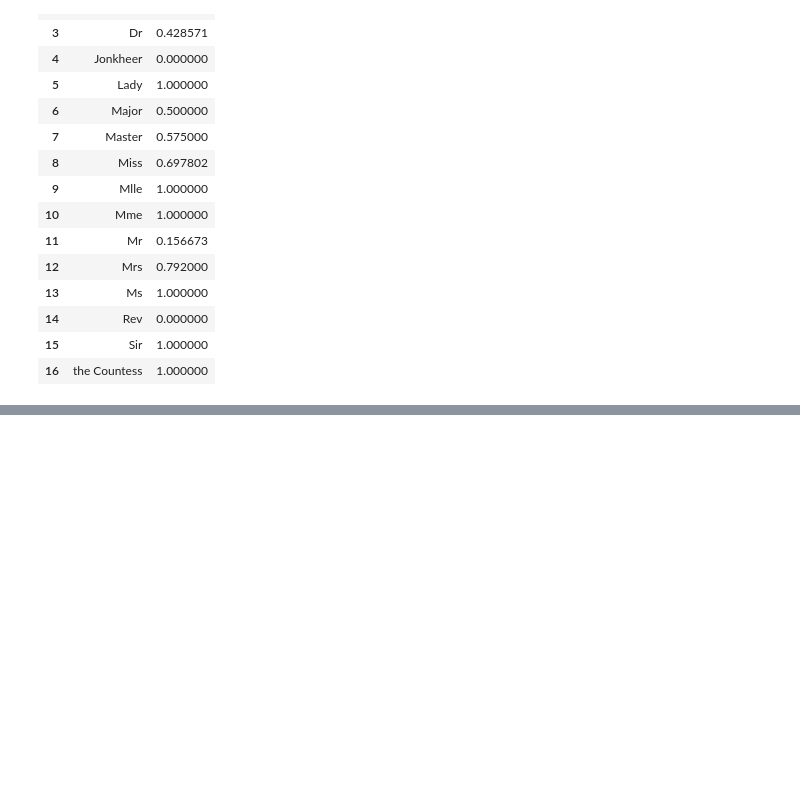
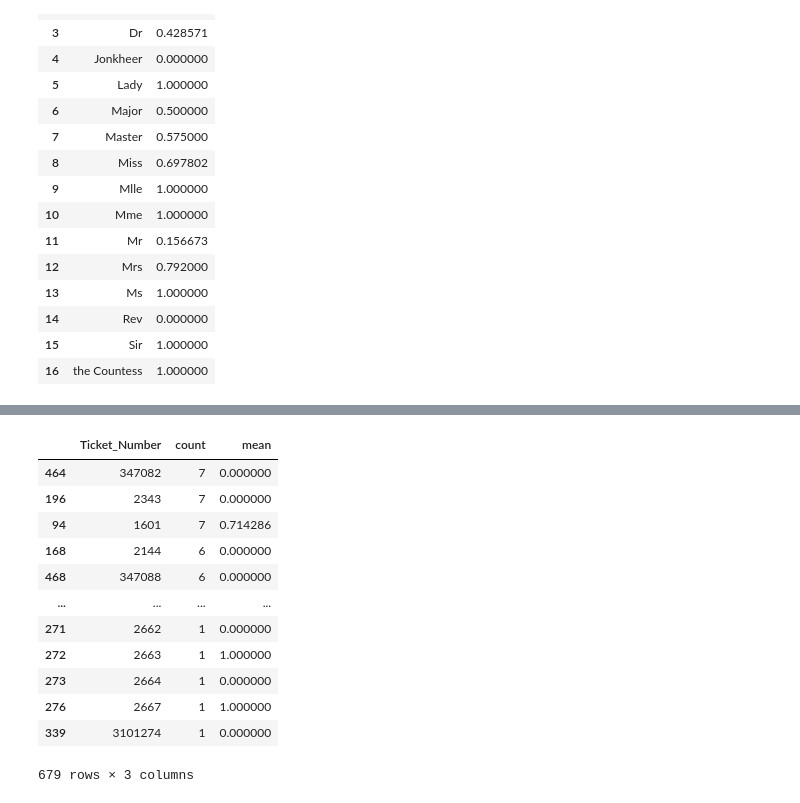
Before and after one commit to Yosri15/Titanic_Classification, a Jupyter notebook: Titanic_Model.ipynb, the cells around one changed output, grey strips where cells are left out. Cells and saved outputs as stored; diff of their text form; code cells hidden in the pictures; blank space fills up the shorter version.

```diff
--- a/Titanic_Model.ipynb
+++ b/Titanic_Model.ipynb
@@ -349,0 +377,21 @@ g = g.legend(['Not Survived', 'Survived'])
+# %%
+# Convert 'Name_Length' into categories based on predefined ranges.
+train_df.loc[train_df['Name_Length'] <= 11.999, 'Name_Length'] = 0
+train_df.loc[(train_df['Name_Length'] > 11.999) & (train_df['Name_Length'] <= 20.0), 'Name_Length'] = 1
+train_df.loc[(train_df['Name_Length'] > 20.0) & (train_df['Name_Length'] <= 23.0), 'Name_Length'] = 2
+train_df.loc[(train_df['Name_Length'] > 23.0) & (train_df['Name_Length'] <= 25.0), 'Name_Length'] = 3
+train_df.loc[(train_df['Name_Length'] > 25.0) & (train_df['Name_Length'] <= 27.25), 'Name_Length'] = 4
+train_df.loc[(train_df['Name_Length'] > 27.25) & (train_df['Name_Length'] <= 30.0), 'Name_Length'] = 5
+train_df.loc[(train_df['Name_Length'] > 30.0) & (train_df['Name_Length'] <= 38.0), 'Name_Length'] = 6
+train_df.loc[(train_df['Name_Length'] > 38.0) & (train_df['Name_Length'] <= 82.0), 'Name_Length'] = 7
+train_df.loc[train_df['Name_Length'] > 82.0, 'Name_Length'] = 8
+
+test_df.loc[test_df['Name_Length'] <= 11.999, 'Name_Length'] = 0
+test_df.loc[(test_df['Name_Length'] > 11.999) & (test_df['Name_Length'] <= 20.0), 'Name_Length'] = 1
+test_df.loc[(test_df['Name_Length'] > 20.0) & (test_df['Name_Length'] <= 23.0), 'Name_Length'] = 2
+test_df.loc[(test_df['Name_Length'] > 23.0) & (test_df['Name_Length'] <= 25.0), 'Name_Length'] = 3
+test_df.loc[(test_df['Name_Length'] > 25.0) & (test_df['Name_Length'] <= 27.25), 'Name_Length'] = 4
+test_df.loc[(test_df['Name_Length'] > 27.25) & (test_df['Name_Length'] <= 30.0), 'Name_Length'] = 5
+test_df.loc[(test_df['Name_Length'] > 30.0) & (test_df['Name_Length'] <= 38.0), 'Name_Length'] = 6
+test_df.loc[(test_df['Name_Length'] > 38.0) & (test_df['Name_Length'] <= 82.0), 'Name_Length'] = 7
+test_df.loc[test_df['Name_Length'] > 82.0, 'Name_Length'] = 8
@@ -349,0 +425,22 @@ g = g.legend(['Not Survived', 'Survived'])
+# %%
+# Extract the last part of the 'Ticket' column (ticket number) to avoid issues with symbols or other characters at the beginning,
+# and create a new column 'Ticket_Number' for both train and test datasets.
+
+train_df['Ticket_Number'] = train_df['Ticket'].str.split().apply(lambda x: x[-1])
+test_df['Ticket_Number'] = test_df['Ticket'].str.split().apply(lambda x: x[-1])
+# %%
+train_df.groupby(['Ticket_Number'],as_index=False)['Survived'].agg(['count','mean']).sort_values(by='count',ascending=False)
+# %% [output]
+|  | Ticket_Number | count | mean |
+| 464 | 347082 | 7 | 0.000000 |
+| 196 | 2343 | 7 | 0.000000 |
+| 94 | 1601 | 7 | 0.714286 |
+| 168 | 2144 | 6 | 0.000000 |
+| 468 | 347088 | 6 | 0.000000 |
+| ... | ... | ... | ... |
+| 271 | 2662 | 1 | 0.000000 |
+| 272 | 2663 | 1 | 1.000000 |
+| 273 | 2664 | 1 | 0.000000 |
+| 276 | 2667 | 1 | 1.000000 |
+| 339 | 3101274 | 1 | 0.000000 |
+679 rows × 3 columns
```
Also changed, not shown: parts of 17 cells of this notebook.
